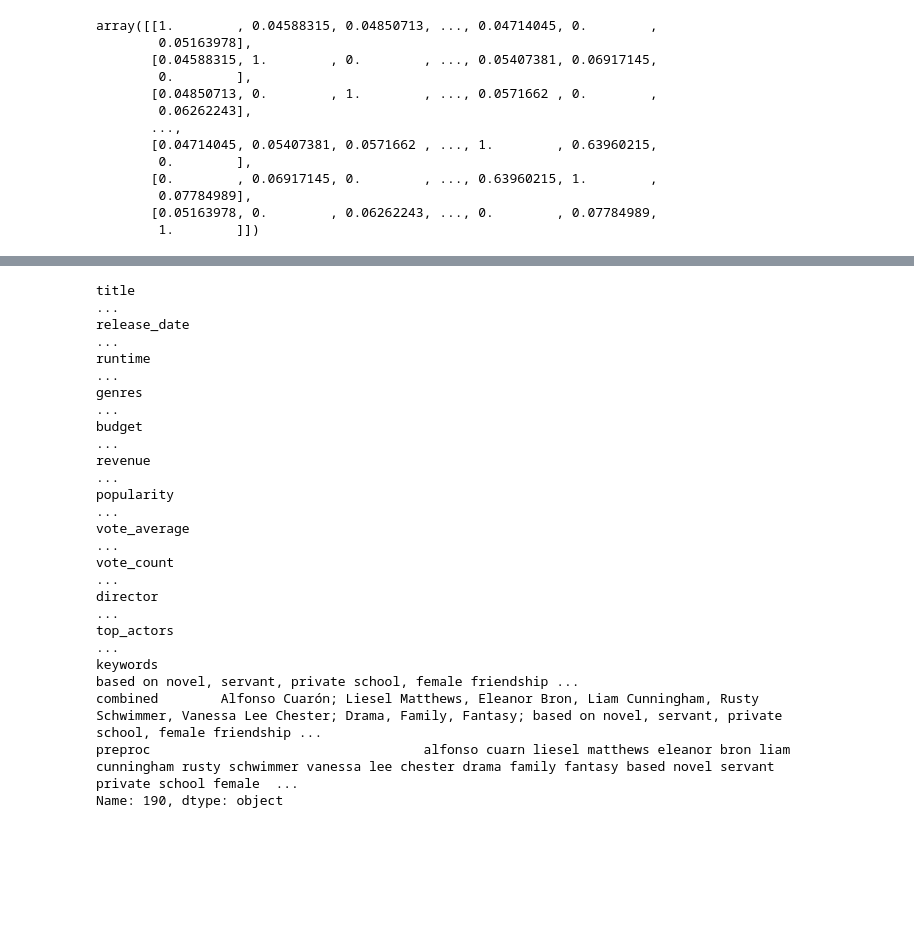
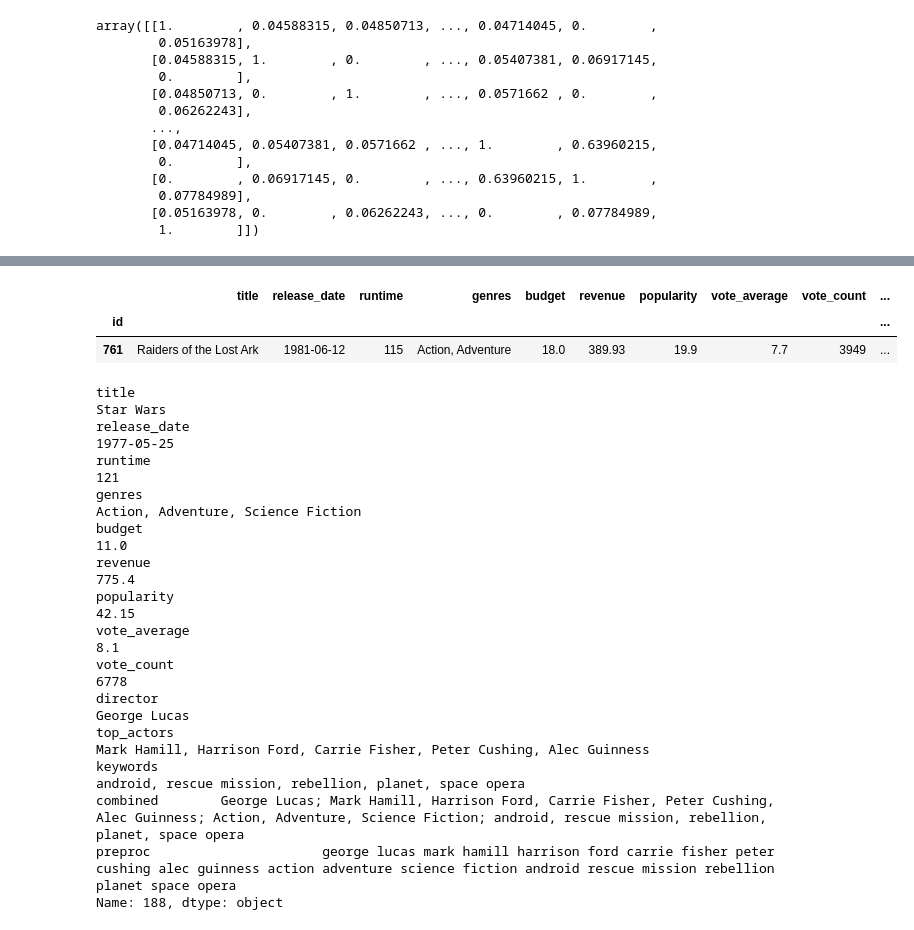
Before and after one commit to SanAntonik/MRS, a Jupyter notebook: DA_skill_showcase/MRS.ipynb, the cells around one changed output, grey strips where cells are left out. Cells and saved outputs as stored; diff of their text form; code cells hidden in the pictures; blank space fills up the shorter version.

```diff
--- a/DA_skill_showcase/MRS.ipynb
+++ b/DA_skill_showcase/MRS.ipynb
@@ -824 +818,7 @@ find_movie("stare was")
+# %%
+find_movie("raiders of lost ark")
+# %% [output]
+|  | title | release_date | runtime | genres | budget | revenue | popularity | vote_average | vote_count | ... |
+| id |  |  |  |  |  |  |  |  |  | ... |
+| 761 | Raiders of the Lost Ark | 1981-06-12 | 115 | Action, Adventure | 18.0 | 389.93 | 19.9 | 7.7 | 3949 | ... |
 # %%
@@ -829,20 +829,20 @@ sim_scores = sorted(sim_scores, key=lambda x: x[1], reverse=True)
 sim_scores = sim_scores[1:(n_recommendations+1)]
 similar_movies = [i[0] for i in sim_scores]
 # %%
-df.iloc[189]
+df.iloc[187]
 # %% [output]
-title                                                                                                                                                                                                    ...
-release_date                                                                                                                                                                                             ...
-runtime                                                                                                                                                                                                  ...
-genres                                                                                                                                                                                                   ...
-budget                                                                                                                                                                                                   ...
-revenue                                                                                                                                                                                                  ...
-popularity                                                                                                                                                                                               ...
-vote_average                                                                                                                                                                                             ...
-vote_count                                                                                                                                                                                               ...
-director                                                                                                                                                                                                 ...
-top_actors                                                                                                                                                                                               ...
-keywords                                                                                                                                      based on novel, servant, private school, female friendship ...
-combined        Alfonso Cuarón; Liesel Matthews, Eleanor Bron, Liam Cunningham, Rusty Schwimmer, Vanessa Lee Chester; Drama, Family, Fantasy; based on novel, servant, private school, female friendship ...
-preproc                                   alfonso cuarn liesel matthews eleanor bron liam cunningham rusty schwimmer vanessa lee chester drama family fantasy based novel servant private school female  ...
-Name: 190, dtype: object
+title                                                                                                                                                                                    Star Wars
+release_date                                                                                                                                                                            1977-05-25
+runtime                                                                                                                                                                                        121
+genres                                                                                                                                                          Action, Adventure, Science Fiction
+budget                                                                                                                                                                                        11.0
+revenue                                                                                                                                                                                      775.4
+popularity                                                                                                                                                                                   42.15
+vote_average                                                                                                                                                                                   8.1
+vote_count                                                                                                                                                                                    6778
+director                                                                                                                                                                              George Lucas
+top_actors                                                                                                                 Mark Hamill, Harrison Ford, Carrie Fisher, Peter Cushing, Alec Guinness
+keywords                                                                                                                                   android, rescue mission, rebellion, planet, space opera
+combined        George Lucas; Mark Hamill, Harrison Ford, Carrie Fisher, Peter Cushing, Alec Guinness; Action, Adventure, Science Fiction; android, rescue mission, rebellion, planet, space opera
+preproc                      george lucas mark hamill harrison ford carrie fisher peter cushing alec guinness action adventure science fiction android rescue mission rebellion planet space opera
+Name: 188, dtype: object
```
Also changed, not shown: parts of 4 cells of this notebook.
